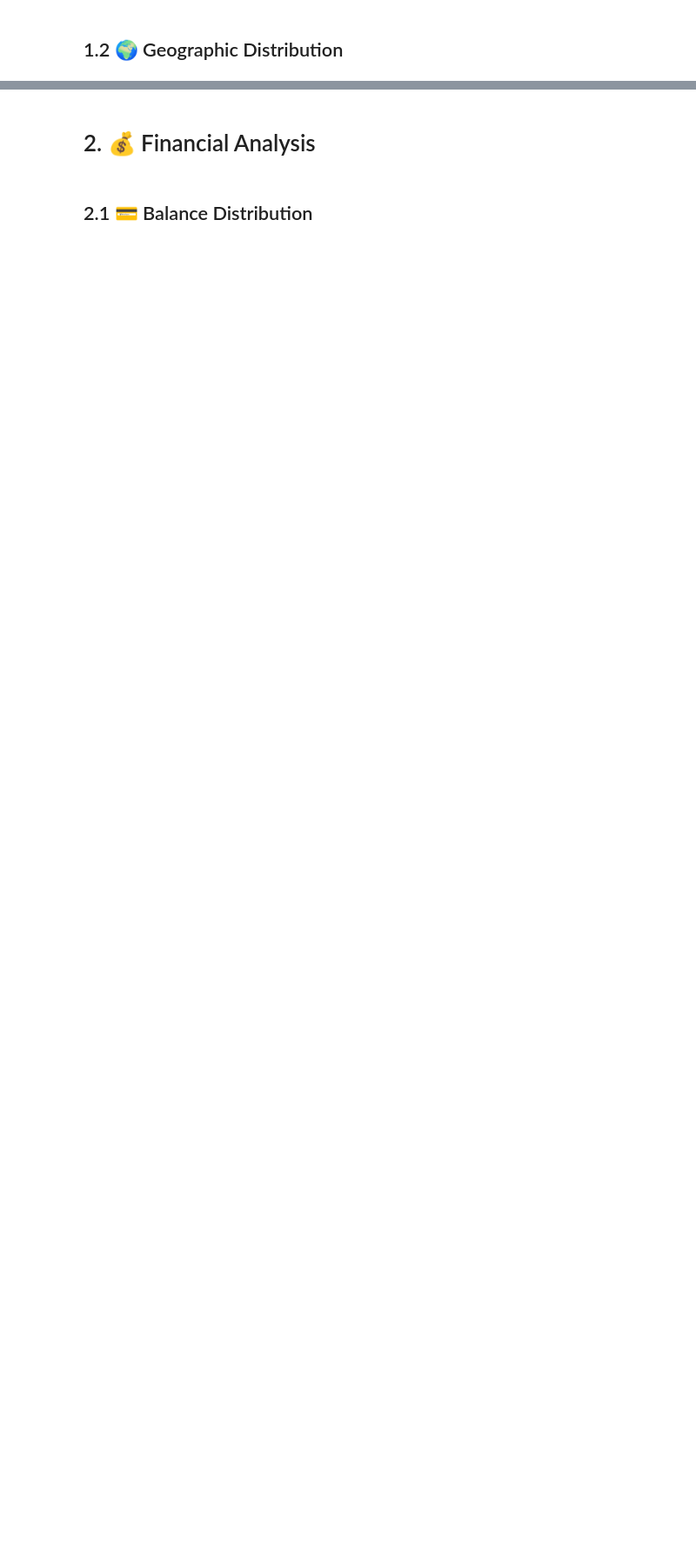
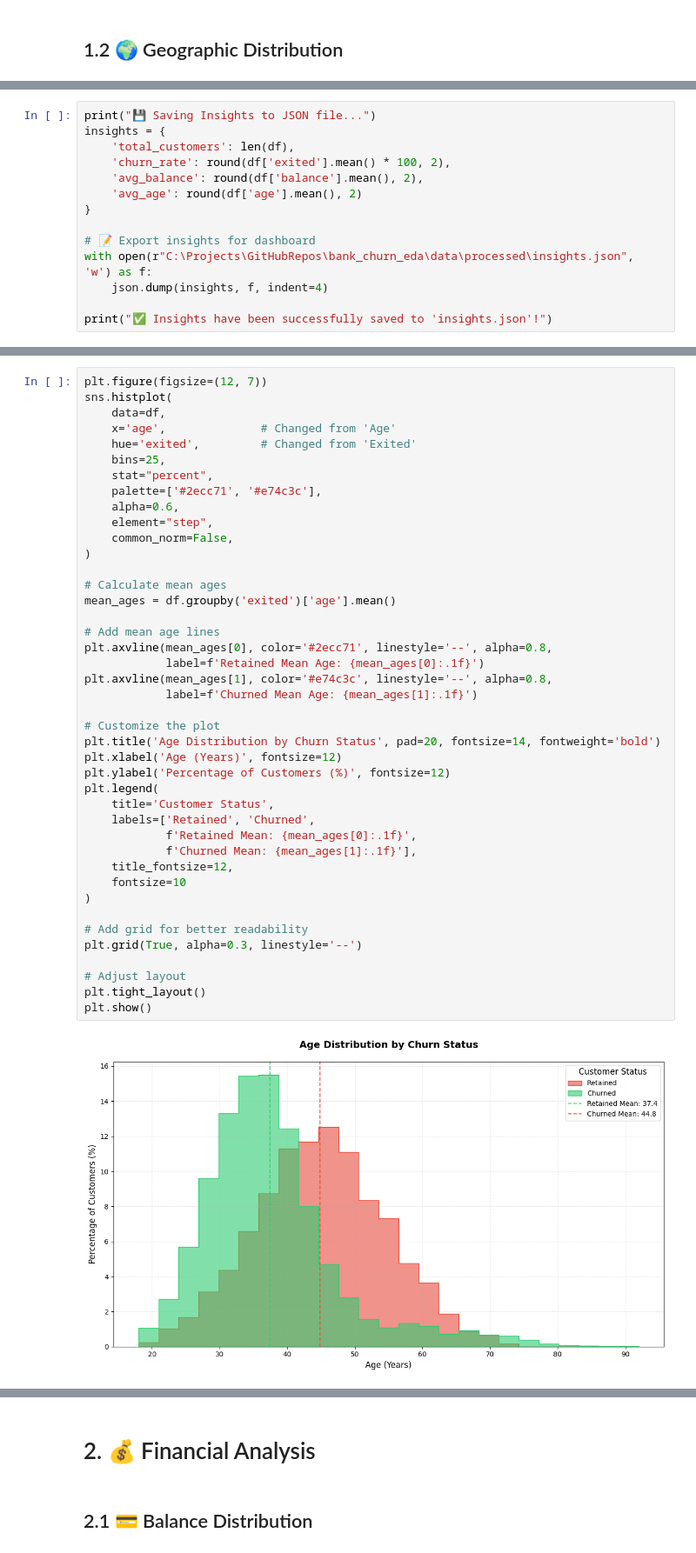
Before and after one commit to alexisxmartinez/bank_churn_eda, a Jupyter notebook: notebooks/bank_churn_eda.ipynb, the cells around one changed output, grey strips where cells are left out. Shown at 87% size. Drawn from its saved outputs; the diff is of its cells as text; blank space fills up the shorter version.

```diff
--- a/notebooks/bank_churn_eda.ipynb
+++ b/notebooks/bank_churn_eda.ipynb
@@ -65,0 +2005,14 @@ fig.show()
+# %%
+print("💾 Saving Insights to JSON file...")
+insights = {
+    'total_customers': len(df),
+    'churn_rate': round(df['exited'].mean() * 100, 2),
+    'avg_balance': round(df['balance'].mean(), 2),
+    'avg_age': round(df['age'].mean(), 2)
+}
+
+# 📝 Export insights for dashboard
+with open(r"C:\Projects\GitHubRepos\bank_churn_eda\data\processed\insights.json", 'w') as f:
+    json.dump(insights, f, indent=4)
+
+print("✅ Insights have been successfully saved to 'insights.json'!")
@@ -65,0 +2100,44 @@ fig.show()
+# %%
+plt.figure(figsize=(12, 7))
+sns.histplot(
+    data=df,
+    x='age',              # Changed from 'Age'
+    hue='exited',         # Changed from 'Exited'
+    bins=25,
+    stat="percent",
+    palette=['#2ecc71', '#e74c3c'],
+    alpha=0.6,
+    element="step",
+    common_norm=False,
+)
+
+# Calculate mean ages
+mean_ages = df.groupby('exited')['age'].mean()
+
+# Add mean age lines
+plt.axvline(mean_ages[0], color='#2ecc71', linestyle='--', alpha=0.8,
+            label=f'Retained Mean Age: {mean_ages[0]:.1f}')
+plt.axvline(mean_ages[1], color='#e74c3c', linestyle='--', alpha=0.8,
+            label=f'Churned Mean Age: {mean_ages[1]:.1f}')
+
+# Customize the plot
+plt.title('Age Distribution by Churn Status', pad=20, fontsize=14, fontweight='bold')
+plt.xlabel('Age (Years)', fontsize=12)
+plt.ylabel('Percentage of Customers (%)', fontsize=12)
+plt.legend(
+    title='Customer Status',
+    labels=['Retained', 'Churned',
+            f'Retained Mean: {mean_ages[0]:.1f}',
+            f'Churned Mean: {mean_ages[1]:.1f}'],
+    title_fontsize=12,
+    fontsize=10
+)
+
+# Add grid for better readability
+plt.grid(True, alpha=0.3, linestyle='--')
+
+# Adjust layout
+plt.tight_layout()
+plt.show()
+# %% [output]
+[figure, added]
```
Also changed, not shown: parts of 71 cells of this notebook, 4 other files.
